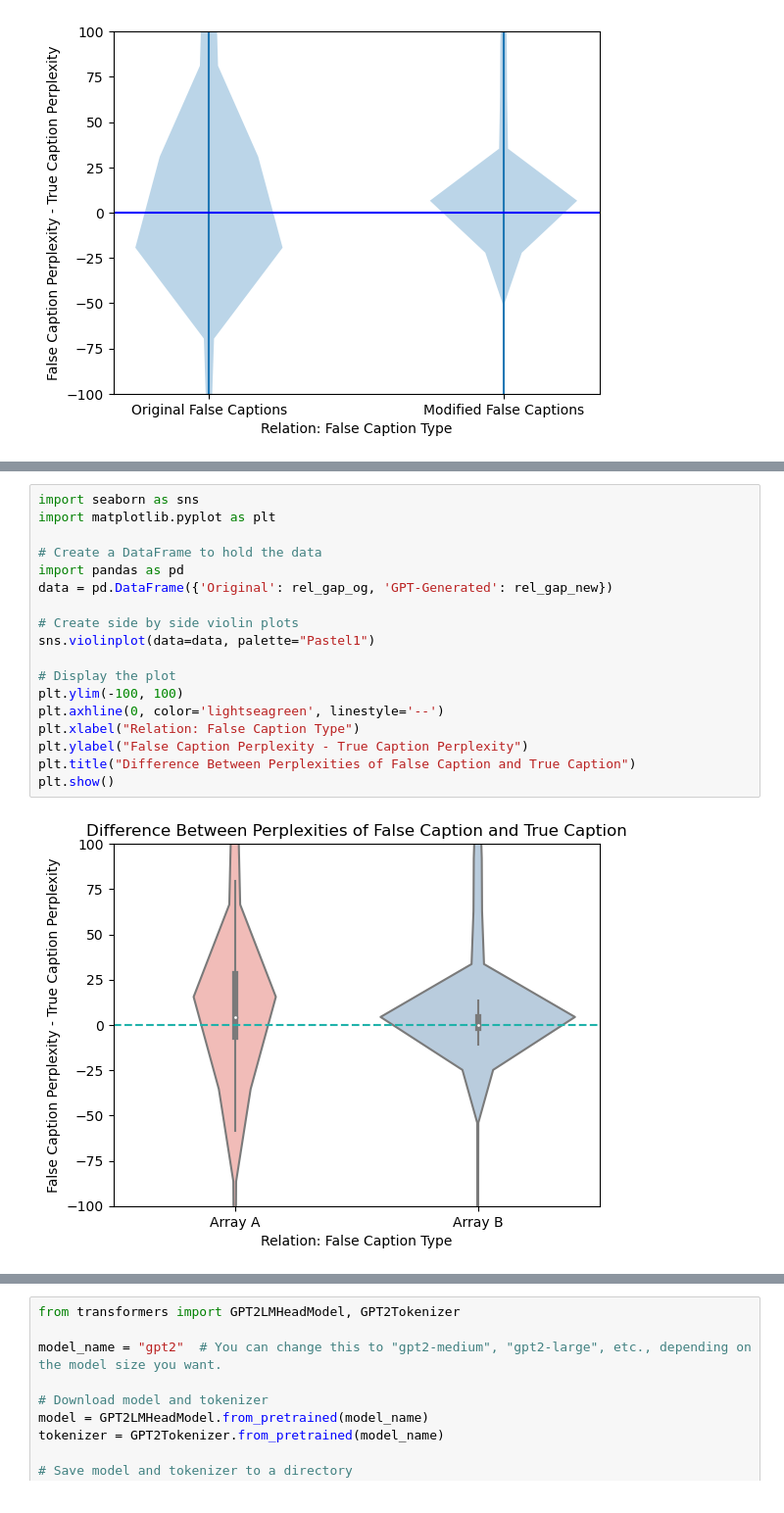
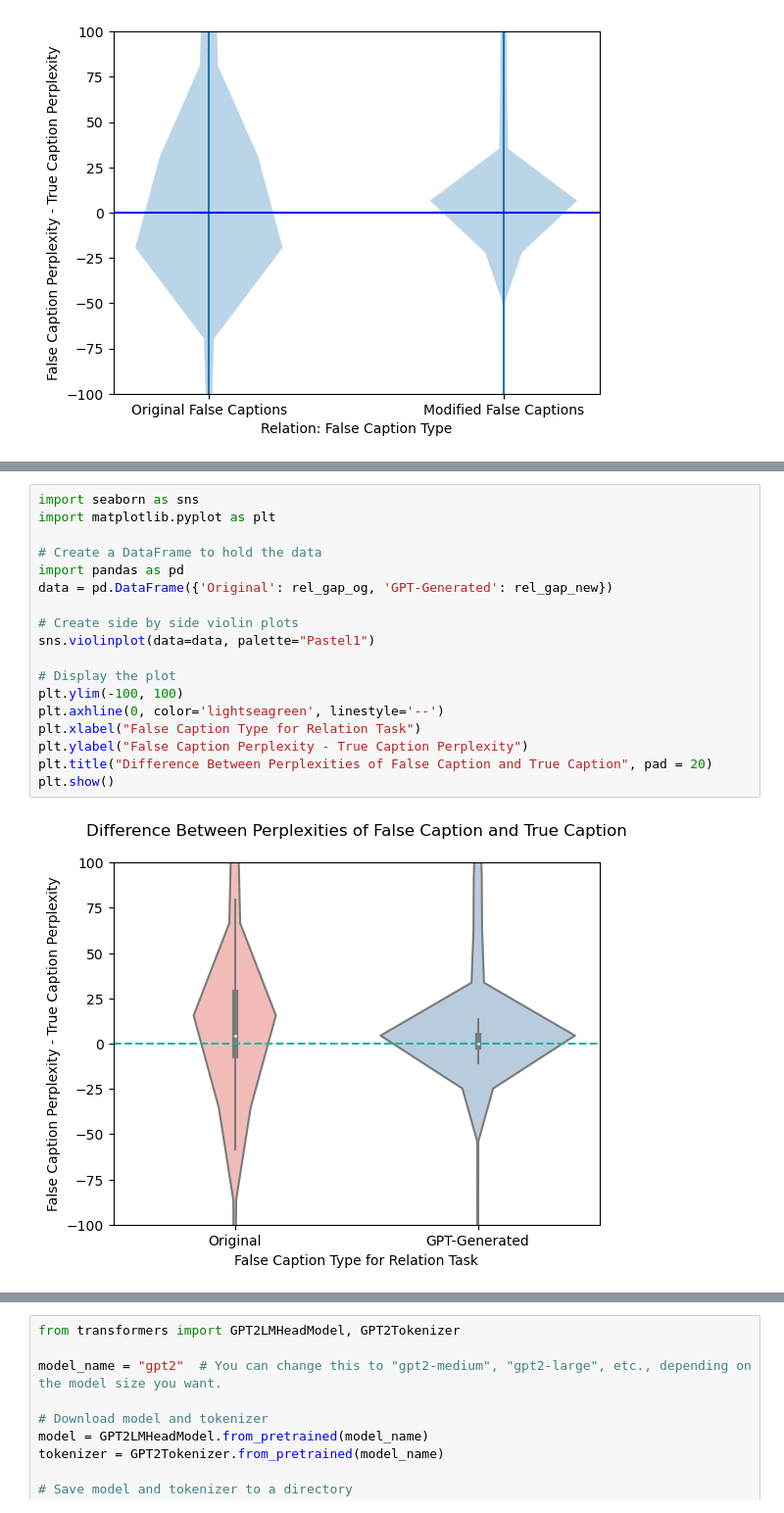
Before and after one commit to ewang-pu/CompVLMs, a Jupyter notebook: vision-language-models-are-bows/notebooks/bias.ipynb, the cells around one changed output, grey strips where cells are left out. Shown at 98% size. Cells and saved outputs as stored; diff of their text form.

```diff
--- a/vision-language-models-are-bows/notebooks/bias.ipynb
+++ b/vision-language-models-are-bows/notebooks/bias.ipynb
@@ -126,20 +188,20 @@ plt.show()
 # %%
 import seaborn as sns
 import matplotlib.pyplot as plt
 
 # Create a DataFrame to hold the data
 import pandas as pd
 data = pd.DataFrame({'Original': rel_gap_og, 'GPT-Generated': rel_gap_new})
 
 # Create side by side violin plots
 sns.violinplot(data=data, palette="Pastel1")
 
 # Display the plot
 plt.ylim(-100, 100)
 plt.axhline(0, color='lightseagreen', linestyle='--')
-plt.xlabel("Relation: False Caption Type")
+plt.xlabel("False Caption Type for Relation Task")
 plt.ylabel("False Caption Perplexity - True Caption Perplexity")
-plt.title("Difference Between Perplexities of False Caption and True Caption")
+plt.title("Difference Between Perplexities of False Caption and True Caption", pad = 20)
 plt.show()
 # %% [output]
-[figure, old version]
+[figure, new version]
```
Also changed, not shown: parts of 11 cells of this notebook, 17 other files.
